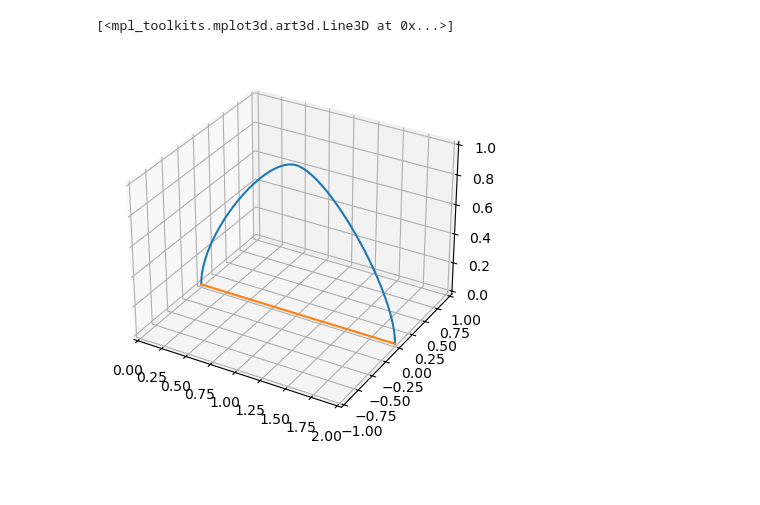
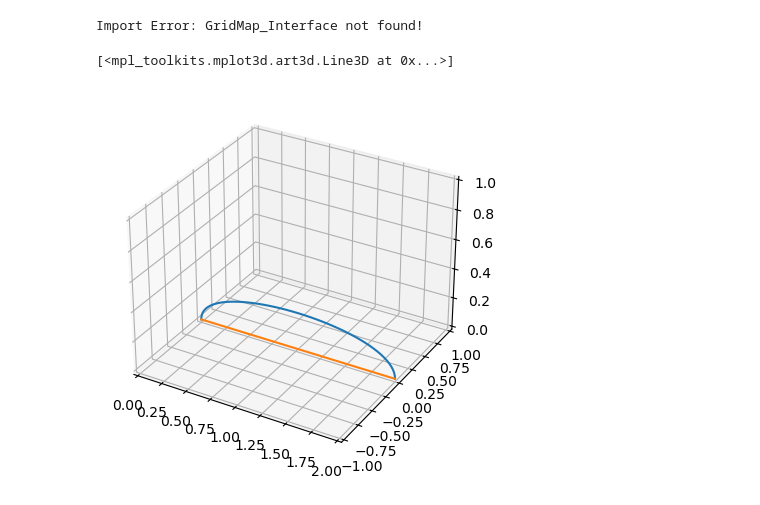
Before and after one commit to MasterYip/FLTPlanner, a Jupyter notebook: notebooks/traj_opt.ipynb, the cells around one changed output. Saved outputs shown, nothing was run; the diff lists cells and outputs as text; code cells hidden in the pictures.

```diff
--- a/notebooks/traj_opt.ipynb
+++ b/notebooks/traj_opt.ipynb
@@ -10,36 +10,40 @@ except:
     # Run in ipykernel & interactive
     ROOT_DIR = os.getcwd()
 if ".." not in sys.path:
     sys.path.append("..")
 import numpy as np
 import matplotlib.pyplot as plt
 from fast_legged_planner_py.swing_leg_planner.traj_gen.traj_gen import HermiteSpline
 from fast_legged_planner_py.swing_leg_planner.traj_opt.traj_opt import TrajOptProblem
-from fast_legged_planner_py.swing_leg_planner.cost.cost import CostCollection, kinematicCost
+from fast_legged_planner_py.swing_leg_planner.cost.cost import CostCollection, KinematicCost
 p0 = np.array([0, 0, 0])
 v0 = np.array([0, 0, 1])
 p1 = np.array([1, 0, 1])
 v1 = np.array([1, 0, 0])
 p2 = np.array([2, 0, 0])
 v2 = np.array([0, 0, -1])
-init_state = np.array([p0, v0, p1, v1, p2, v2])
+# Init State
+# init_state = np.array([p0, v0, p1, v1, p2, v2])
+init_state = np.array([p0, v0, p2, v2])
+ts = np.linspace(0, 1, 50)
+
 spline = HermiteSpline(init_state)
-ts = np.linspace(0, 2, 50)
 # Plot
 ax = plt.subplot(1, 1, 1, projection='3d')
 ax.set_ylim(-1, 1)
 ax.set_xlim(0, 2)
 ax.set_zlim(0, 1)
 ax.plot3D([spline.evaluate(t)[0] for t in ts], [spline.evaluate(t)[1] for t in ts], [spline.evaluate(t)[2] for t in ts])
 # Cost
-kine_cost = kinematicCost(spline)
+kine_cost = KinematicCost(spline)
 cost_collection = CostCollection([kine_cost])
 # Optimize
 prob = TrajOptProblem(spline, cost_collection, None, init_state)
 opt_state = prob.optimize(maxiter=1000)
 # print(opt_state)
 # Plot
 ax.plot3D([spline.evaluate(t)[0] for t in ts], [spline.evaluate(t)[1] for t in ts], [spline.evaluate(t)[2] for t in ts])
 # %% [output]
-[<mpl_toolkits.mplot3d.art3d.Line3D at 0x...>]
+Import Error: GridMap_Interface not found!
+[<mpl_toolkits.mplot3d.art3d.Line3D at 0x...>]
-[figure, old version]
+[figure, new version]
```
Also changed, not shown: 3 other files.
